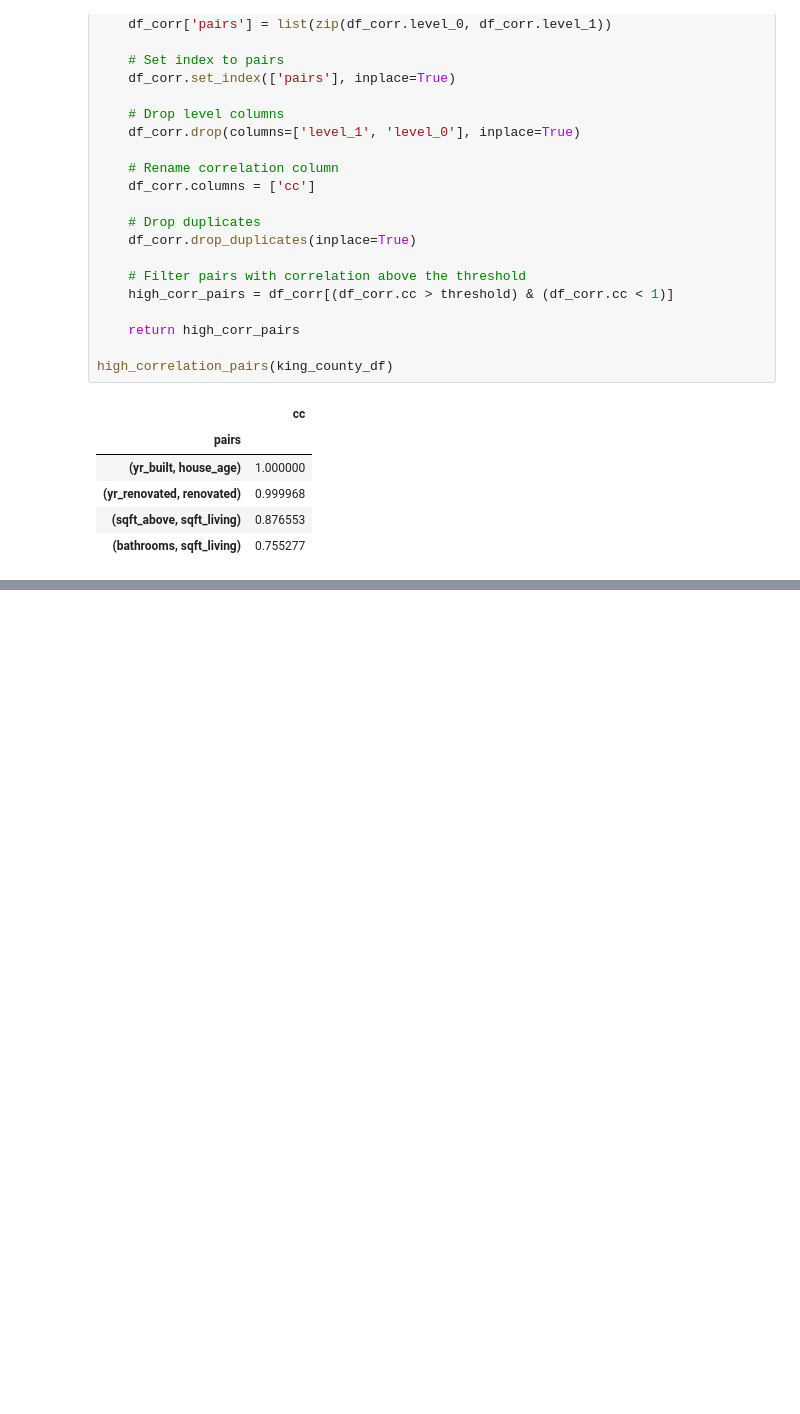
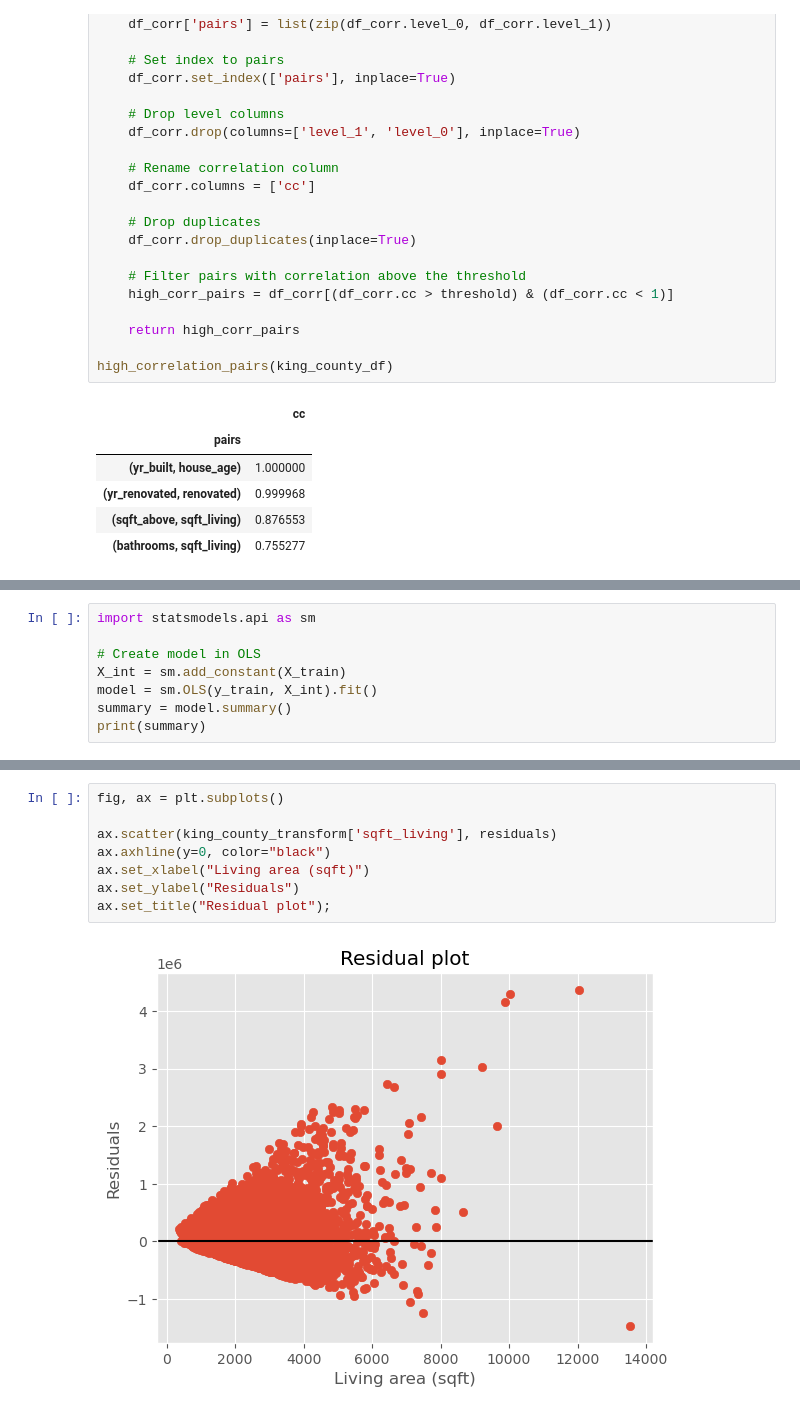
Before and after one commit to Judykoech/Phase2--Group1-Project, a Jupyter notebook: student.ipynb, the cells around one changed output, grey strips where cells are left out. Drawn from its saved outputs; the diff is of its cells as text; blank space fills up the shorter version.

```diff
--- a/student.ipynb
+++ b/student.ipynb
@@ -1266,0 +1452,8 @@ high_correlation_pairs(king_county_df)
+# %%
+import statsmodels.api as sm
+
+# Create model in OLS
+X_int = sm.add_constant(X_train)
+model = sm.OLS(y_train, X_int).fit()
+summary = model.summary()
+print(summary)
@@ -1266,0 +1550,10 @@ high_correlation_pairs(king_county_df)
+# %%
+fig, ax = plt.subplots()
+
+ax.scatter(king_county_transform['sqft_living'], residuals)
+ax.axhline(y=0, color="black")
+ax.set_xlabel("Living area (sqft)")
+ax.set_ylabel("Residuals")
+ax.set_title("Residual plot");
+# %% [output]
+[figure, added]
```
Also changed, not shown: parts of 52 cells of this notebook.
